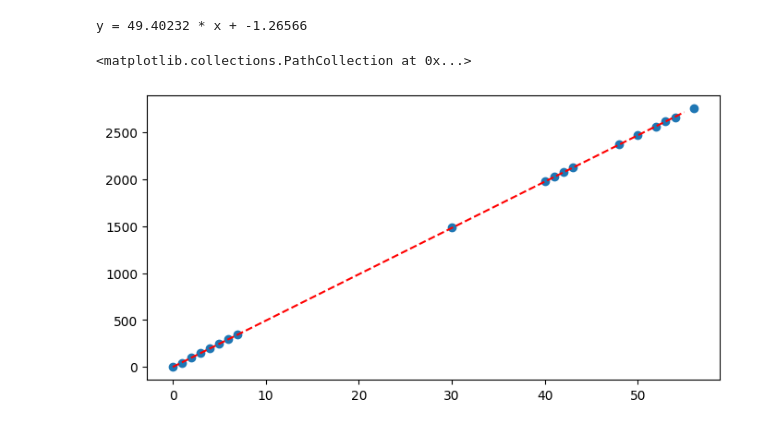
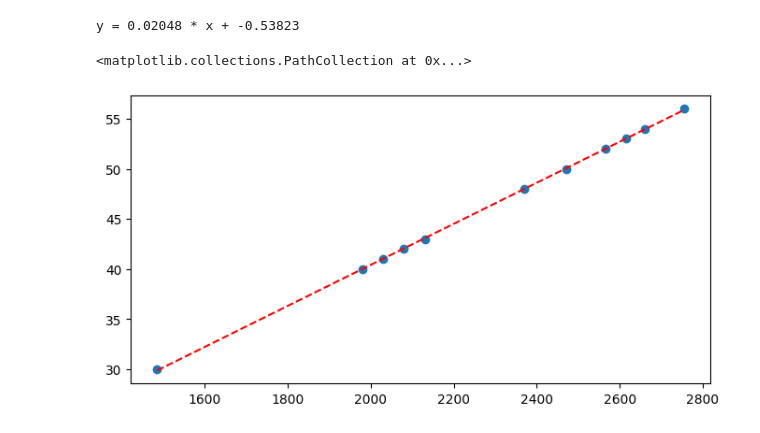
Before and after one commit to UOSupermileage/UOSM-TelemetryDataProcessing, a Jupyter notebook: BatteryMath.ipynb, the cells around one changed output. Drawn from its saved outputs; the diff is of its cells as text; code cells hidden in the pictures.

```diff
--- a/BatteryMath.ipynb
+++ b/BatteryMath.ipynb
@@ -1,27 +1,31 @@
 # %%
 import matplotlib.pyplot as plt
 from scipy.optimize import curve_fit
 from numpy import arange
 
-voltages =  [0, 1 , 2 , 3  , 4  , 5  , 6  , 7,   30  , 40  , 41  , 42  , 43  , 48  , 50  , 52  , 53,   54  , 56]
-codes =     [0, 45, 95, 145, 195, 245, 295, 345, 1485, 1980, 2030, 2080, 2130, 2370, 2470, 2565, 2615, 2660, 2755]
+# voltages =  [0, 1 , 2 , 3  , 4  , 5  , 6  , 7,   30  , 40  , 41  , 42  , 43  , 48  , 50  , 52  , 53,   54  , 56]
+# codes =     [0, 45, 95, 145, 195, 245, 295, 345, 1485, 1980, 2030, 2080, 2130, 2370, 2470, 2565, 2615, 2660, 2755]
+
+voltages =  [30  , 40  , 41  , 42  , 43  , 48  , 50  , 52  , 53,   54  , 56]
+codes =     [1485, 1980, 2030, 2080, 2130, 2370, 2470, 2565, 2615, 2660, 2755]
+
 
 def objective(x, a, b):
  return a * x + b
 
 fig, ax = plt.subplots()
 fig.set_size_inches(8,4)
 
-popt, _ = curve_fit(objective, voltages, codes)
+popt, _ = curve_fit(objective, codes, voltages)
 a, b = popt
 print('y = %.5f * x + %.5f' % (a, b))
-x_line = arange(min(voltages), max(voltages), 1)
+x_line = arange(min(codes), max(codes), 1)
 y_line = objective(x_line, a, b)
 
 plt.plot(x_line, y_line, '--', color='red')
 
-ax.scatter(voltages, codes)
+ax.scatter(codes, voltages)
 # %% [output]
-y = 49.40232 * x + -1.26566
+y = 0.02048 * x + -0.53823
 <matplotlib.collections.PathCollection at 0x...>
-[figure, old version]
+[figure, new version]
```
Also changed, not shown: parts of 1 cell of this notebook, 4 other files.
